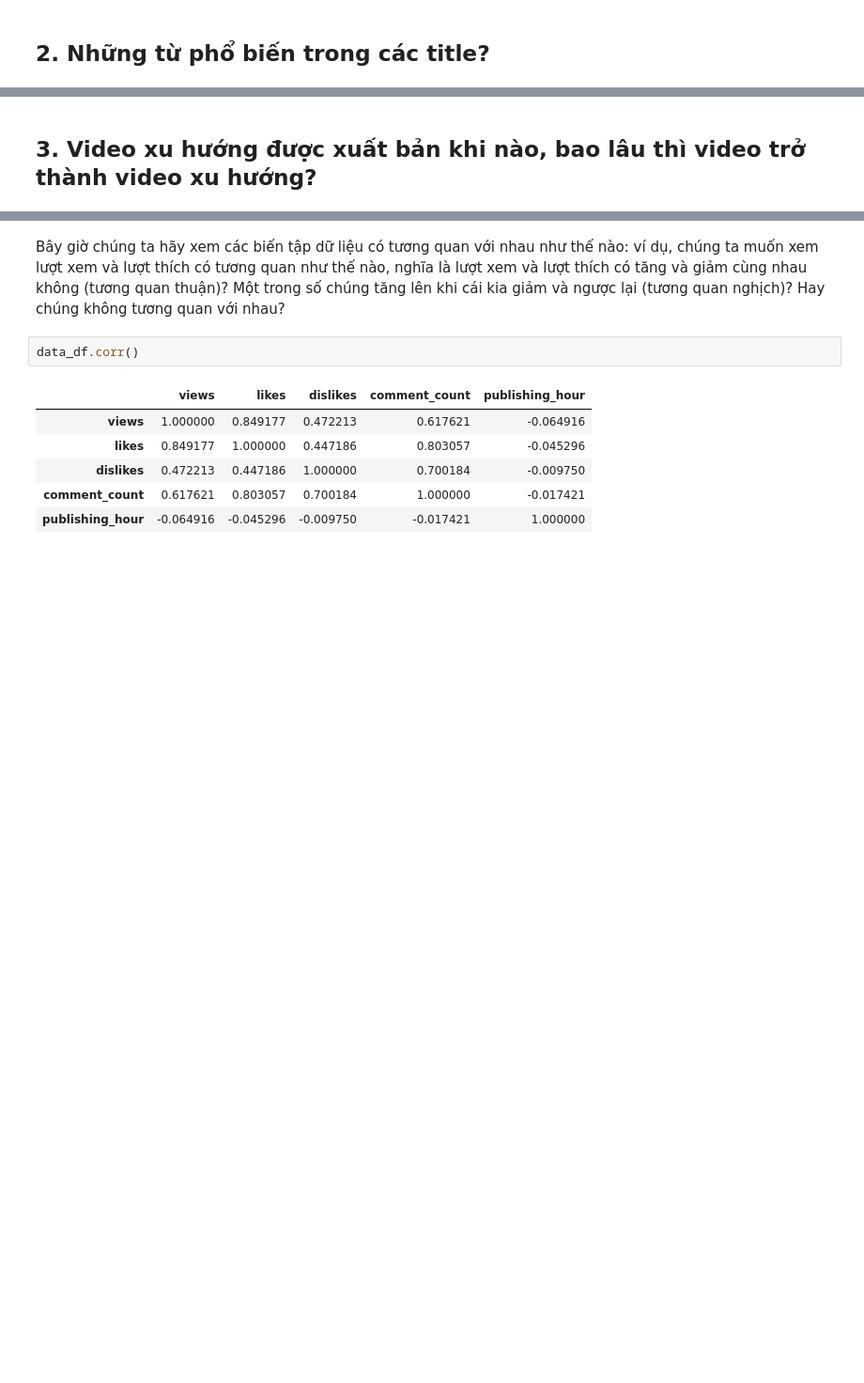
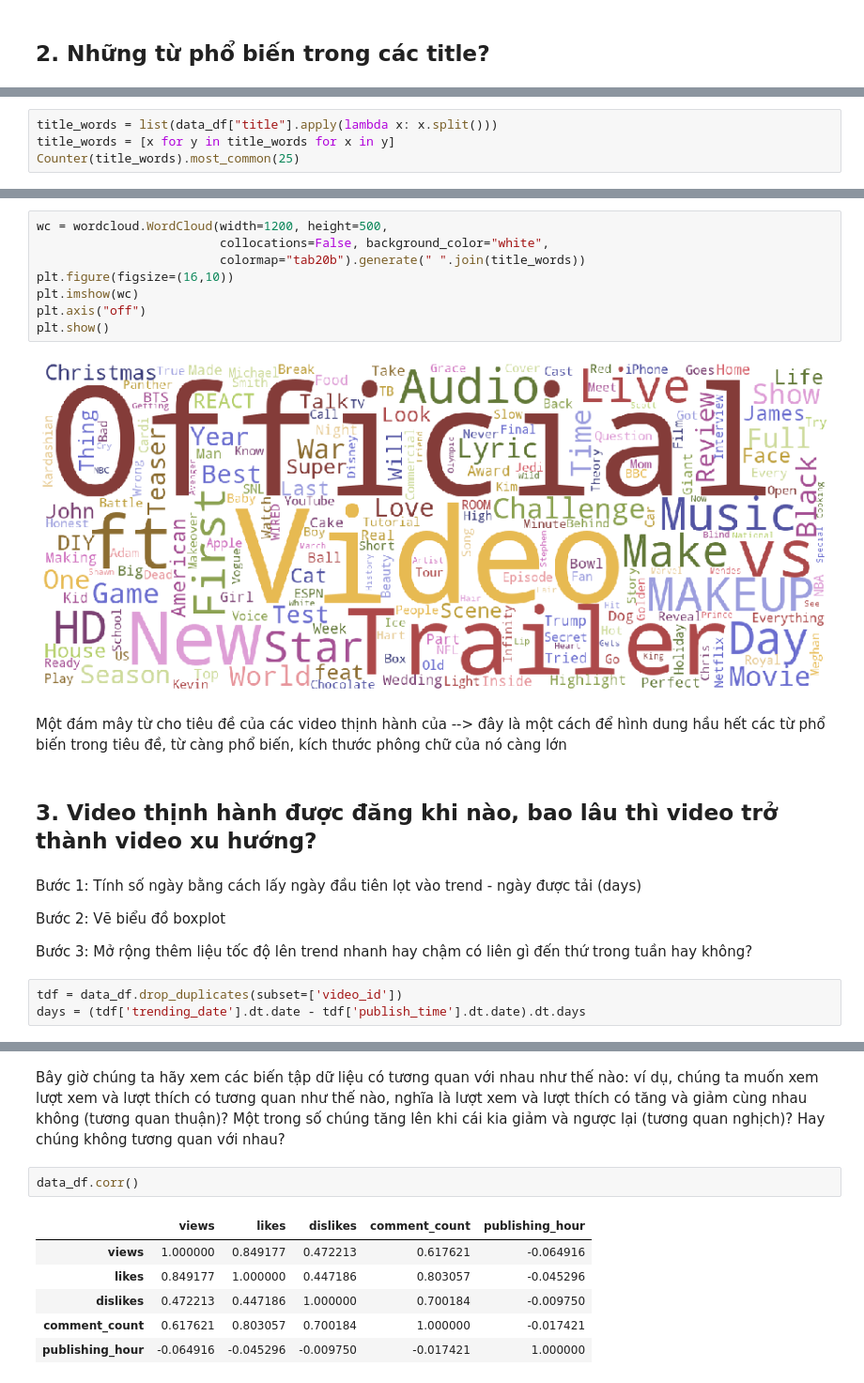
Before and after one commit to NguyenBinhHCMUS/LT4DS_FinalProject, a Jupyter notebook: 1712296-NguyenVanTamBinh.ipynb, the cells around one changed output, grey strips where cells are left out. Shown: that part at 94% size. Drawn from its saved outputs; the diff is of its cells as text; blank space fills up the shorter version.

Commit message:
Hoàn thành

```diff
--- a/1712296-NguyenVanTamBinh.ipynb
+++ b/1712296-NguyenVanTamBinh.ipynb
@@ -253,0 +263,4 @@ cdf['views'].min()
+# %%
+title_words = list(data_df["title"].apply(lambda x: x.split()))
+title_words = [x for y in title_words for x in y]
+Counter(title_words).most_common(25)
@@ -254,2 +285,23 @@ cdf['views'].min()
+# %%
+wc = wordcloud.WordCloud(width=1200, height=500,
+                         collocations=False, background_color="white",
+                         colormap="tab20b").generate(" ".join(title_words))
+plt.figure(figsize=(16,10))
+plt.imshow(wc)
+plt.axis("off")
+plt.show()
+# %% [output]
+[figure, added]
+# %% [markdown]
+Một đám mây từ cho tiêu đề của các video thịnh hành của --> đây là một cách để hình dung hầu hết các từ phổ biến trong tiêu đề, từ càng phổ biến, kích thước phông chữ của nó càng lớn
 # %% [markdown]
-## 3. Video xu hướng được xuất bản khi nào, bao lâu thì video trở thành video xu hướng?
+## 3. Video thịnh hành được đăng khi nào, bao lâu thì video trở thành video xu hướng?
+# %% [markdown]
+Bước 1: Tính số ngày bằng cách lấy ngày đầu tiên lọt vào trend - ngày được tải (days)
+
+Bước 2: Vẽ biểu đồ boxplot
+
+Bước 3: Mở rộng thêm liệu tốc độ lên trend nhanh hay chậm có liên gì đến thứ trong tuần hay không?
+# %%
+tdf = data_df.drop_duplicates(subset=['video_id'])
+days = (tdf['trending_date'].dt.date - tdf['publish_time'].dt.date).dt.days
```
Also changed, not shown: parts of 29 cells of this notebook.
